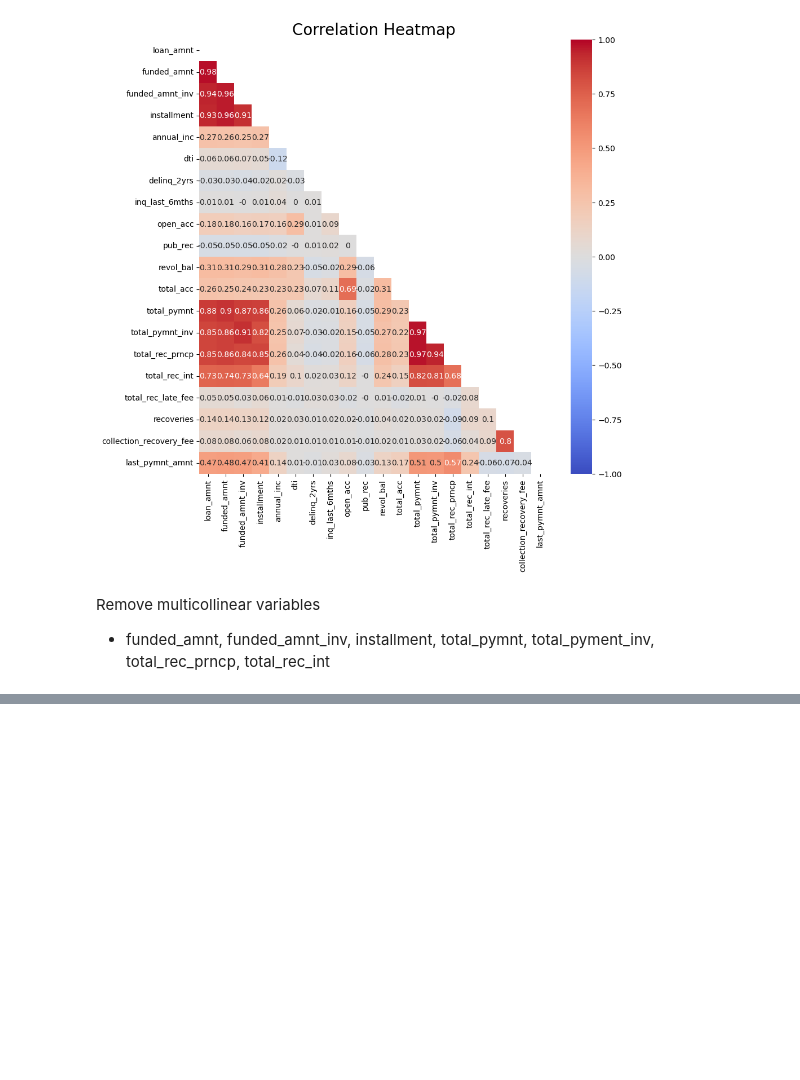
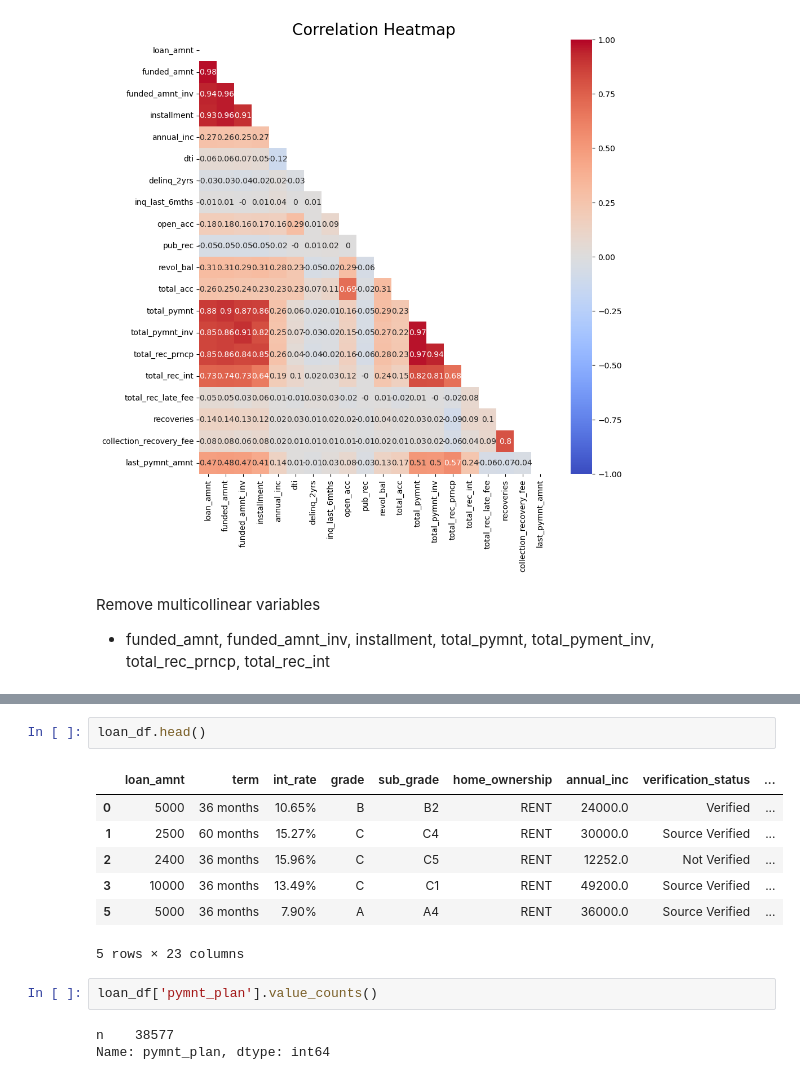
Before and after one commit to ntran119/data_projects, a Jupyter notebook: 2024_Predicting_Loans.ipynb, the cells around one changed output, grey strips where cells are left out. Drawn from its saved outputs; the diff is of its cells as text; blank space fills up the shorter version.

```diff
--- a/2024_Predicting_Loans.ipynb
+++ b/2024_Predicting_Loans.ipynb
@@ -179,0 +230,15 @@ Remove multicollinear variables
+# %%
+loan_df.head()
+# %% [output]
+|  | loan_amnt | term | int_rate | grade | sub_grade | home_ownership | annual_inc | verification_status | ... |
+| 0 | 5000 | 36 months | 10.65% | B | B2 | RENT | 24000.0 | Verified | ... |
+| 1 | 2500 | 60 months | 15.27% | C | C4 | RENT | 30000.0 | Source Verified | ... |
+| 2 | 2400 | 36 months | 15.96% | C | C5 | RENT | 12252.0 | Not Verified | ... |
+| 3 | 10000 | 36 months | 13.49% | C | C1 | RENT | 49200.0 | Source Verified | ... |
+| 5 | 5000 | 36 months | 7.90% | A | A4 | RENT | 36000.0 | Source Verified | ... |
+5 rows × 23 columns
+# %%
+loan_df['pymnt_plan'].value_counts()
+# %% [output]
+n    38577
+Name: pymnt_plan, dtype: int64
```
Also changed, not shown: parts of 14 cells of this notebook.
